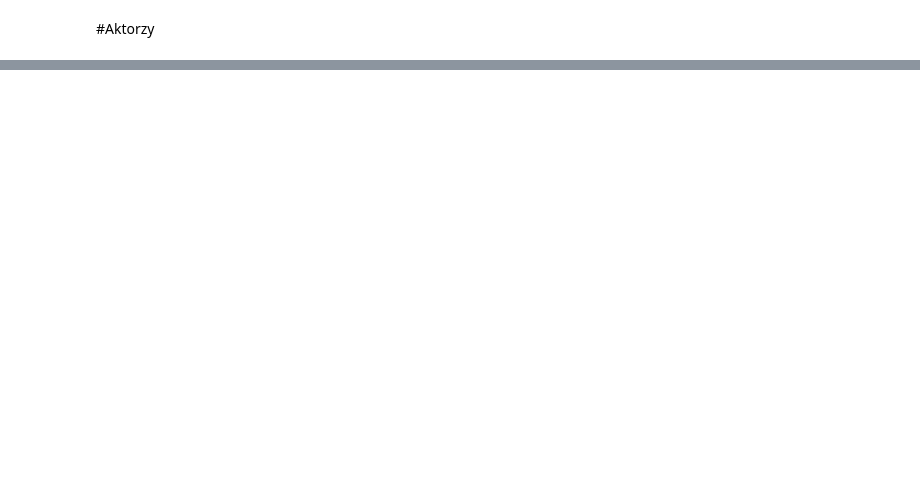
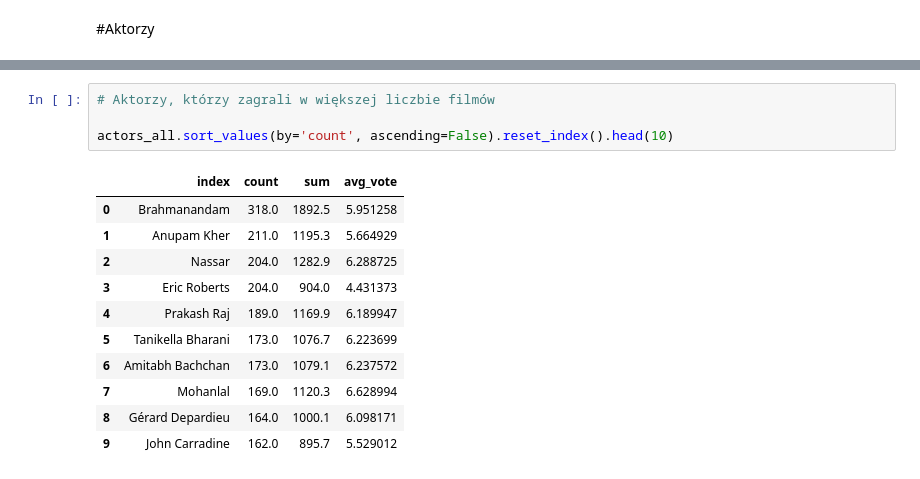
Before and after one commit to KatBotkowska/CodersCrew, a Jupyter notebook: Netflix_data.ipynb, the cells around one changed output, grey strips where cells are left out. Drawn from its saved outputs; the diff is of its cells as text; blank space fills up the shorter version.

```diff
--- a/Netflix_data.ipynb
+++ b/Netflix_data.ipynb
@@ -1312,0 +726,16 @@ imdb_names.head()
+# %%
+# Aktorzy, którzy zagrali w większej liczbie filmów
+
+actors_all.sort_values(by='count', ascending=False).reset_index().head(10)
+# %% [output]
+|  | index | count | sum | avg_vote |
+| 0 | Brahmanandam | 318.0 | 1892.5 | 5.951258 |
+| 1 | Anupam Kher | 211.0 | 1195.3 | 5.664929 |
+| 2 | Nassar | 204.0 | 1282.9 | 6.288725 |
+| 3 | Eric Roberts | 204.0 | 904.0 | 4.431373 |
+| 4 | Prakash Raj | 189.0 | 1169.9 | 6.189947 |
+| 5 | Tanikella Bharani | 173.0 | 1076.7 | 6.223699 |
+| 6 | Amitabh Bachchan | 173.0 | 1079.1 | 6.237572 |
+| 7 | Mohanlal | 169.0 | 1120.3 | 6.628994 |
+| 8 | Gérard Depardieu | 164.0 | 1000.1 | 6.098171 |
+| 9 | John Carradine | 162.0 | 895.7 | 5.529012 |
```
Also changed, not shown: parts of 88 cells of this notebook.
